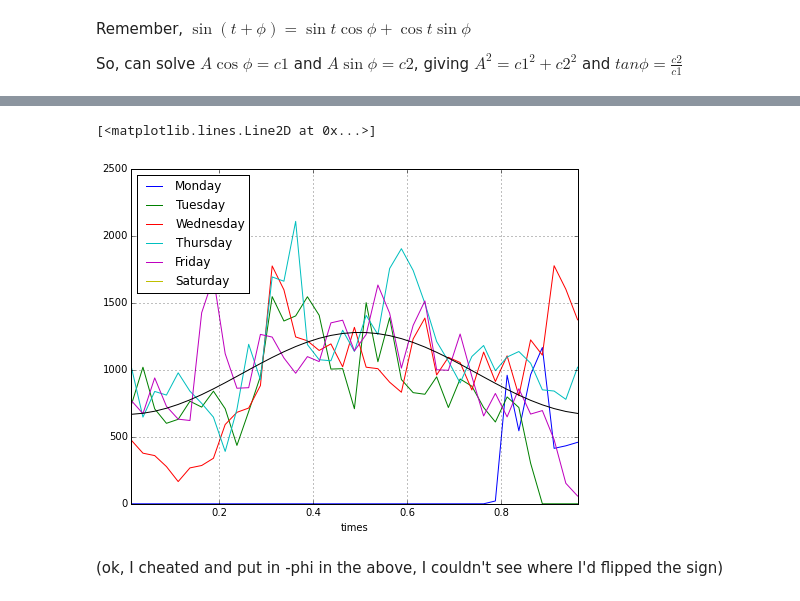
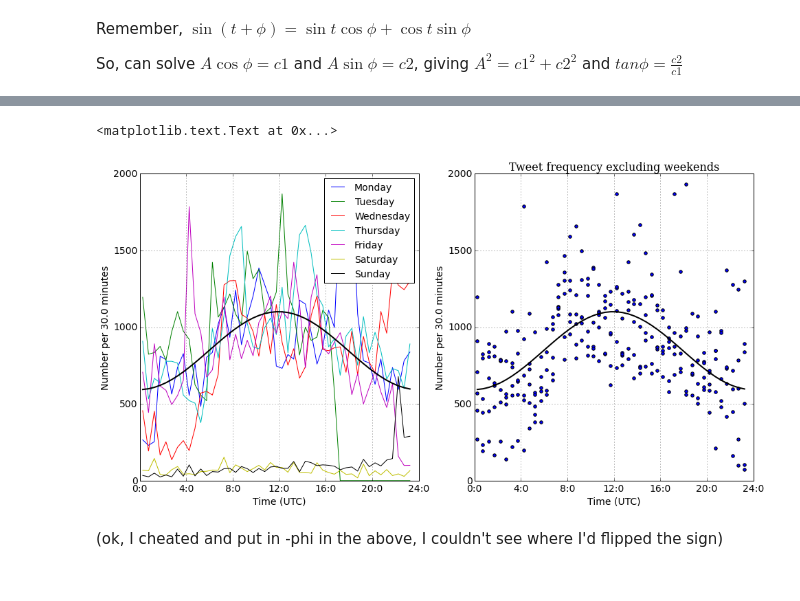
Before and after one commit to simw/twitter-tagger, a Jupyter notebook: Currency Tweet Explorer.ipynb, the cells around one changed output, grey strips where cells are left out. Saved outputs shown, nothing was run; the diff lists cells and outputs as text; code cells hidden in the pictures.

```diff
--- a/Currency Tweet Explorer.ipynb
+++ b/Currency Tweet Explorer.ipynb
@@ -149,6 +192,8 @@ How about trying to fit a sine curve to this?
 import math
 fit_data = pd.DataFrame()
 for i, histo in enumerate(histos):
+    if day_names[i] in ['Saturday', 'Sunday']:
+        continue
     tmp = pd.DataFrame()
     tmp['t'] = bin_midpoints
     tmp['y'] = histo[0]
@@ -187,13 +232,29 @@ A=306.37030208, phi=1.56298008888
-# %%
-fn = lambda t: b + A * np.sin(2 * math.pi * t - phi)
-#fn = lambda t: b + c1 * np.sin(2*math.pi*t) + c2 * np.cos(2*math.pi*t)
-fn = np.vectorize(fn)
-ys = fn(bin_midpoints)
-plot_data.plot(x='times', figsize=(8,6))
-plt.plot(bin_midpoints, ys)
-# %% [output]
-[<matplotlib.lines.Line2D at 0x...>]
-[figure, removed]
+# %%
+fn = lambda t: b + A * np.sin(2 * math.pi * t - phi)
+#fn = lambda t: b + c1 * np.sin(2*math.pi*t) + c2 * np.cos(2*math.pi*t)
+fn = np.vectorize(fn)
+ys = fn(bin_midpoints)
+
+f, (ax1, ax2) = plt.subplots(1, 2, figsize=(16, 8))
+plot_data.plot(x='times', ax=ax1)
+ax1.plot(bin_midpoints, ys, color='k', linewidth=2)
+ax1.set_xlabel('Time (UTC)')
+ax1.xaxis.set_major_formatter(time_formatter)
+ax1.set_xticks([0, 1/6, 2/6, 3/6, 4/6, 5/6, 1])
+ax1.set_ylabel('Number per {} minutes'.format(bin_size*24*60))
+
+fit_data.plot(kind='scatter', x='t', y='y', ax=ax2)
+ax2.plot(bin_midpoints, ys, color='k', linewidth=2)
+ax2.set_xlim(0, 1)
+ax2.set_ylim(0, 2000)
+ax2.set_title('Tweet frequency excluding weekends')
+ax2.set_xlabel('Time (UTC)')
+ax2.xaxis.set_major_formatter(time_formatter)
+ax2.set_xticks([0, 1/6, 2/6, 3/6, 4/6, 5/6, 1])
+ax2.set_ylabel('Number per {} minutes'.format(bin_size*24*60))
+# %% [output]
+<matplotlib.text.Text at 0x...>
+[figure, added]
 # %% [markdown]
 (ok, I cheated and put in -phi in the above, I couldn't see where I'd flipped the sign)
 # %% [markdown]
```
Also changed, not shown: parts of 33 cells of this notebook, 7 other files.
